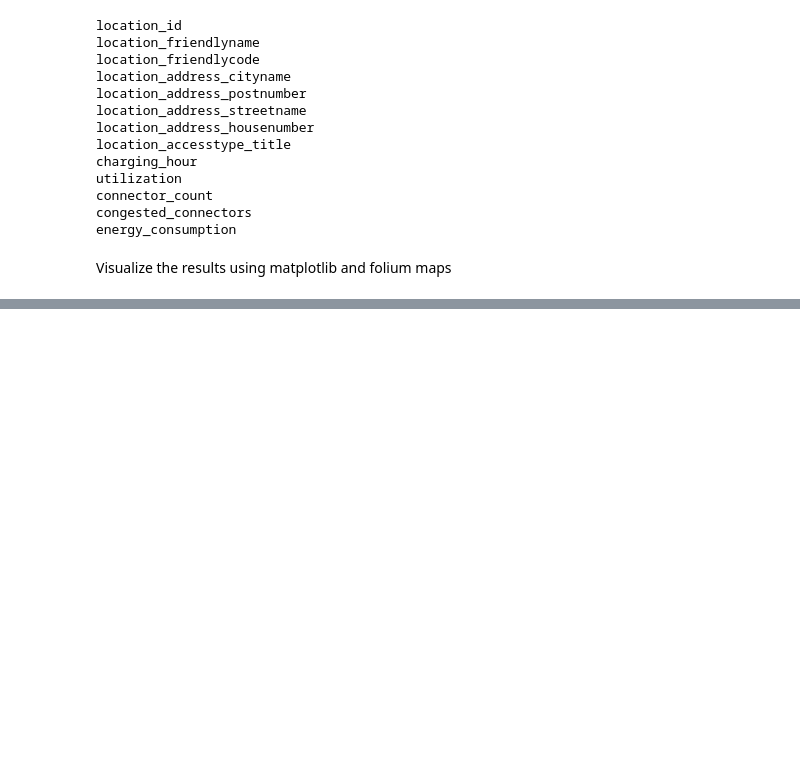
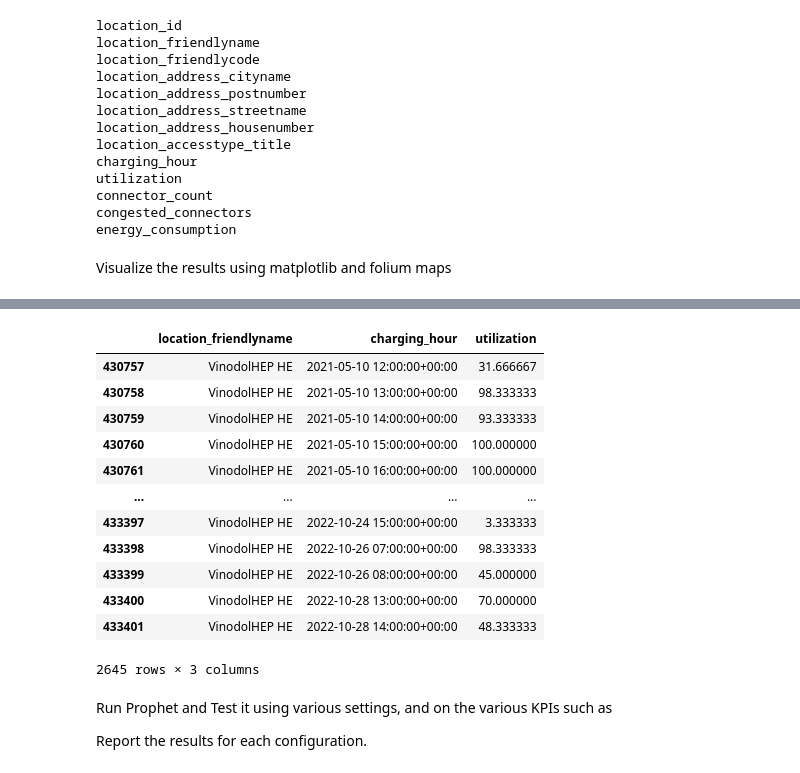
Before and after one commit to local-ai-gr/CNROpt, a Jupyter notebook: CNROpt_Forecasting.ipynb, the cells around one changed output, grey strips where cells are left out. Saved outputs shown, nothing was run; the diff lists cells and outputs as text; code cells hidden in the pictures; blank space fills up the shorter version.

```diff
--- a/CNROpt_Forecasting.ipynb
+++ b/CNROpt_Forecasting.ipynb
@@ -104,0 +128,22 @@ df
+# %%
+dfv = df[df['location_friendlyname'] == 'VinodolHEP HE'][['location_friendlyname', 'charging_hour', 'utilization']]
+# %%
+dfv.sort_values('charging_hour')
+# %% [output]
+|  | location_friendlyname | charging_hour | utilization |
+| 430757 | VinodolHEP HE | 2021-05-10 12:00:00+00:00 | 31.666667 |
+| 430758 | VinodolHEP HE | 2021-05-10 13:00:00+00:00 | 98.333333 |
+| 430759 | VinodolHEP HE | 2021-05-10 14:00:00+00:00 | 93.333333 |
+| 430760 | VinodolHEP HE | 2021-05-10 15:00:00+00:00 | 100.000000 |
+| 430761 | VinodolHEP HE | 2021-05-10 16:00:00+00:00 | 100.000000 |
+| ... | ... | ... | ... |
+| 433397 | VinodolHEP HE | 2022-10-24 15:00:00+00:00 | 3.333333 |
+| 433398 | VinodolHEP HE | 2022-10-26 07:00:00+00:00 | 98.333333 |
+| 433399 | VinodolHEP HE | 2022-10-26 08:00:00+00:00 | 45.000000 |
+| 433400 | VinodolHEP HE | 2022-10-28 13:00:00+00:00 | 70.000000 |
+| 433401 | VinodolHEP HE | 2022-10-28 14:00:00+00:00 | 48.333333 |
+2645 rows × 3 columns
+# %% [markdown]
+Run Prophet and Test it using various settings, and on the various KPIs such as
+
+Report the results for each configuration.
```
Also changed, not shown: parts of 5 cells of this notebook.
